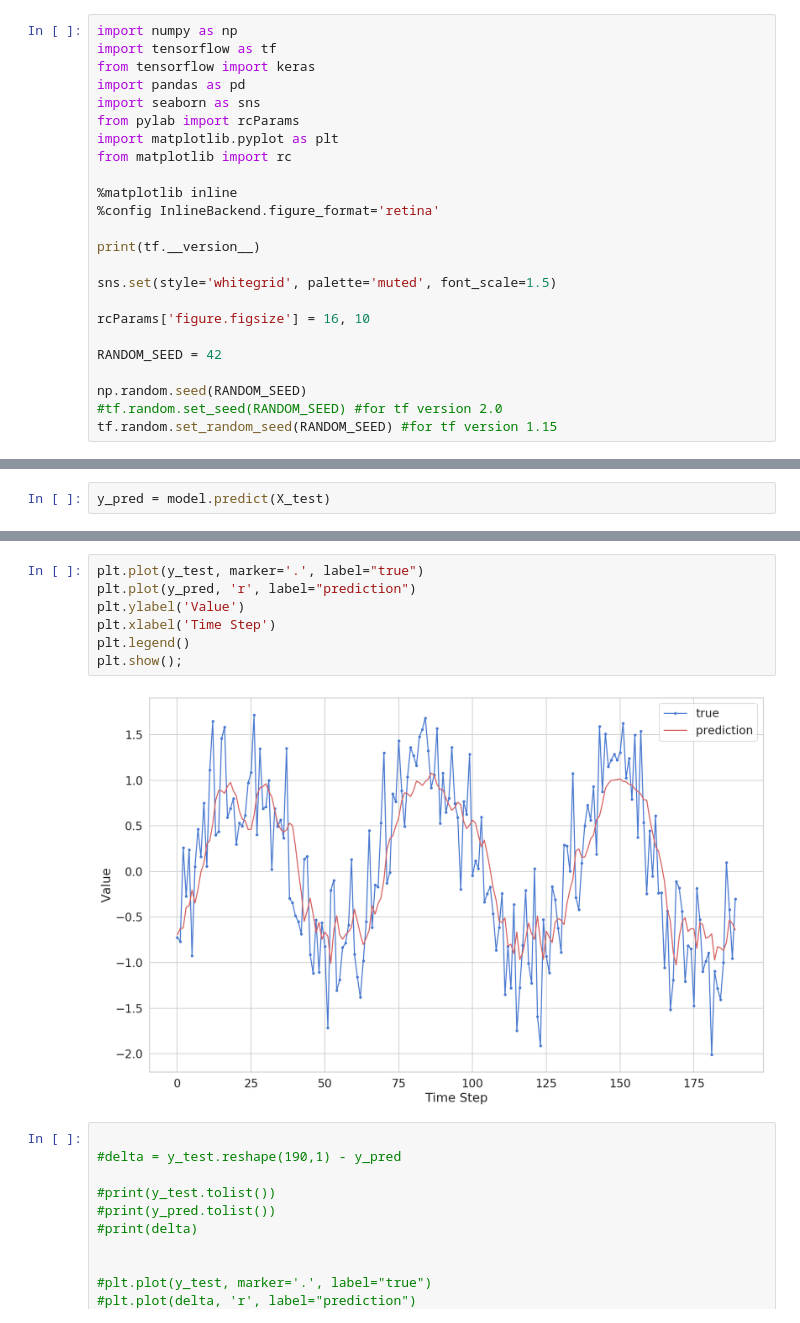
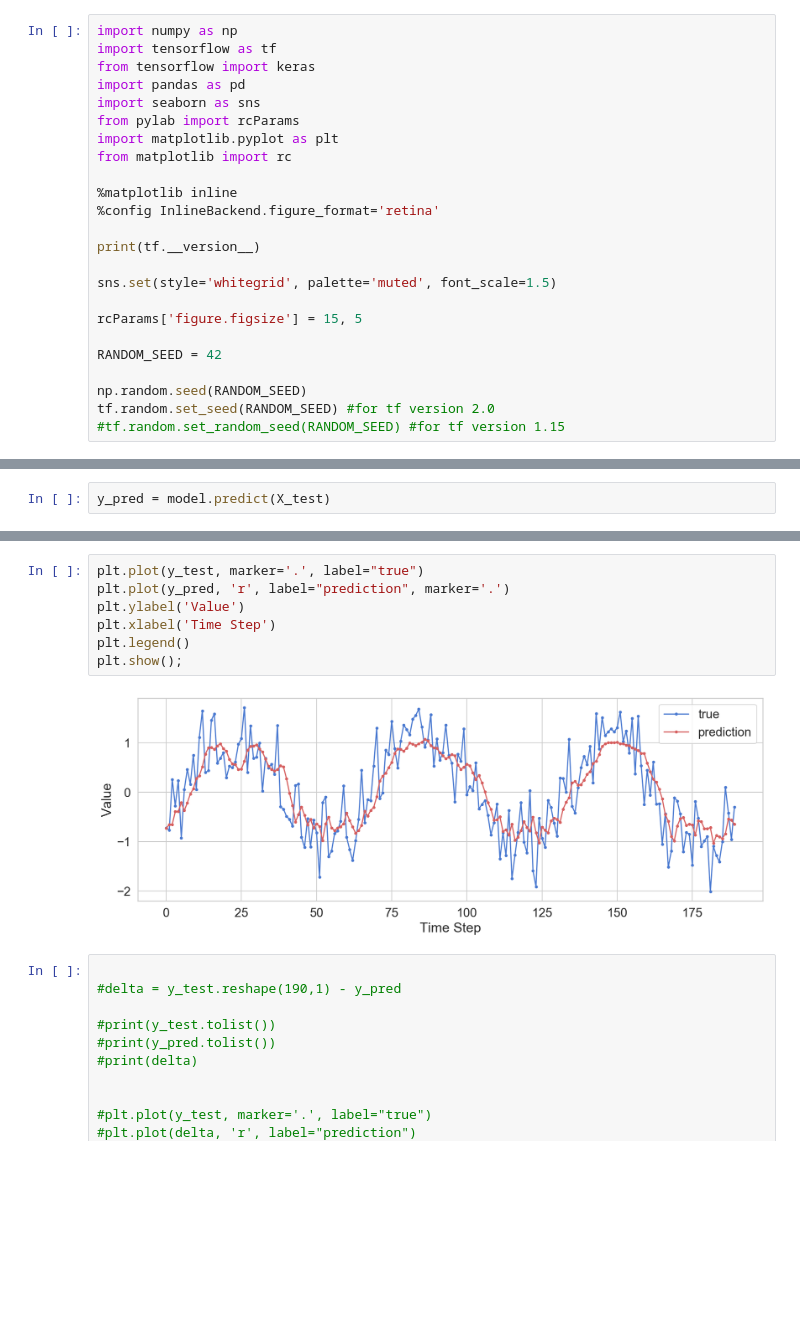
Before and after one commit to irji/PythonProjects, a Jupyter notebook: DataAnalisys/time-series_no_noice.ipynb, the cells around one changed output, grey strips where cells are left out. Saved outputs shown, nothing was run; the diff lists cells and outputs as text; blank space fills up the shorter version.

```diff
--- a/DataAnalisys/time-series_no_noice.ipynb
+++ b/DataAnalisys/time-series_no_noice.ipynb
@@ -20,11 +20,11 @@ print(tf.__version__)
 
 sns.set(style='whitegrid', palette='muted', font_scale=1.5)
 
-rcParams['figure.figsize'] = 16, 10
+rcParams['figure.figsize'] = 15, 5
 
 RANDOM_SEED = 42
 
 np.random.seed(RANDOM_SEED)
-#tf.random.set_seed(RANDOM_SEED) #for tf version 2.0
-tf.random.set_random_seed(RANDOM_SEED) #for tf version 1.15
+tf.random.set_seed(RANDOM_SEED) #for tf version 2.0
+#tf.random.set_random_seed(RANDOM_SEED) #for tf version 1.15
 # %% [output]
@@ -146,12 +122,12 @@ plt.show();
 # %%
 plt.plot(y_test, marker='.', label="true")
-plt.plot(y_pred, 'r', label="prediction")
+plt.plot(y_pred, 'r', label="prediction", marker='.')
 plt.ylabel('Value')
 plt.xlabel('Time Step')
 plt.legend()
 plt.show();
 # %% [output]
-[figure, old version]
+[figure, new version]
 # %%
 
 #delta = y_test.reshape(190,1) - y_pred
```
Also changed, not shown: parts of 7 cells of this notebook.
